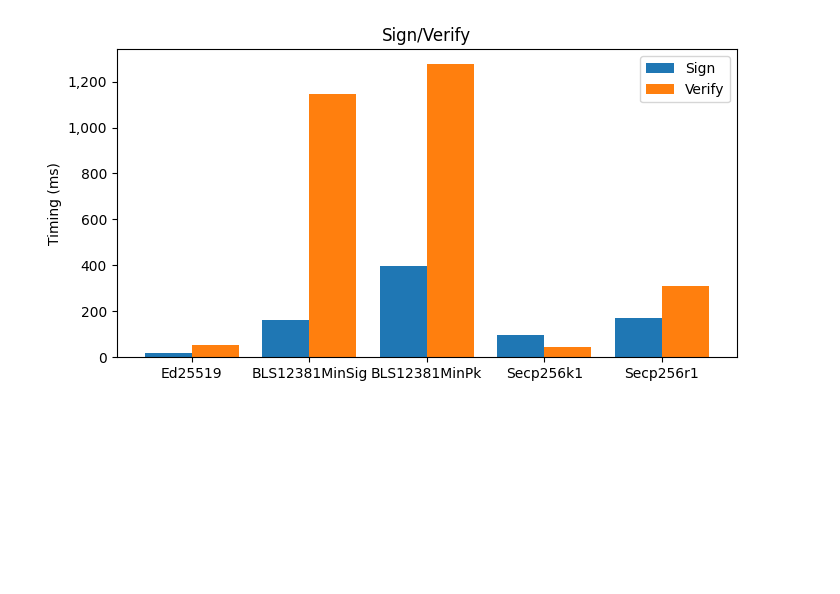
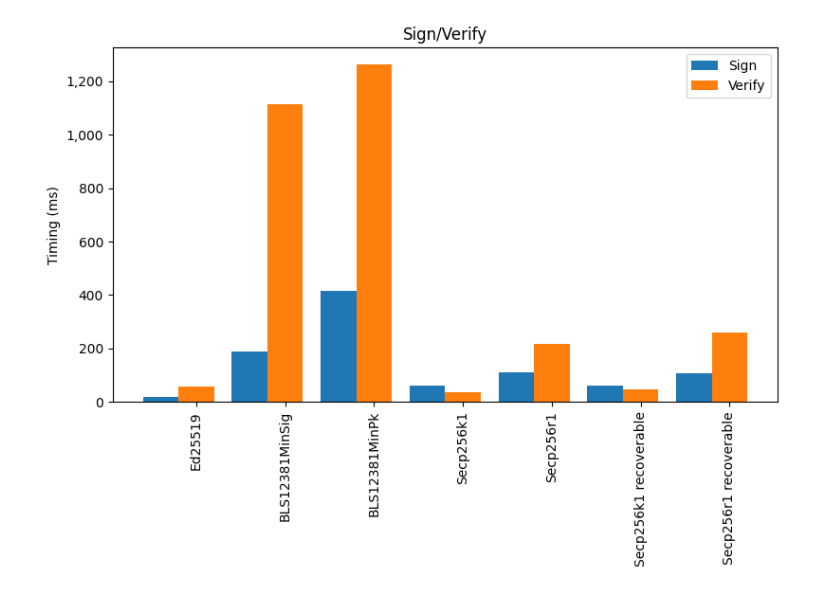
Before and after one commit to jonas-lj/fastcrypto-analyzer, a Jupyter notebook: notebook.ipynb, the cells around one changed output. Cells and saved outputs as stored; diff of their text form; code cells hidden in the pictures; blank space fills up the shorter version.

```diff
--- a/notebook.ipynb
+++ b/notebook.ipynb
@@ -6,7 +6,7 @@ from urllib.request import urlopen
 import numpy as np
 # %%
 # Load data
-file = urlopen("https://raw.githubusercontent.com/MystenLabs/fastcrypto/gh-pages/benchmarks/history/7dc17afca3f9bfcd2a0a712e8cc6da3ad745eb90.json")
+file = urlopen("https://raw.githubusercontent.com/MystenLabs/fastcrypto/gh-pages/benchmarks/history/a6e3e8bceed47c3b32de60e3cd13e63c44ab7577.json")
 
 # Structure data
 data = {}
@@ -31,6 +31,9 @@ for line in file:
     if group not in data:
         data[group] = {}
 
+    if len(description) < 2:
+        continue
+
     scheme = description[1]
     if scheme not in data[group]:
         data[group][scheme] = {}
@@ -89,28 +101,32 @@ ax.yaxis.set_major_formatter(matplotlib.ticker.StrMethodFormatter('{x:,.0f}'))
 # %%
 # Plot signing
 
-fig, ax = plt.subplots(figsize=(8, 4))
+fig, ax = plt.subplots(figsize=(8, 6))
 width = 0.4
 
 group = "Sign"
 d = data[group]
 
 schemes, y, lower_bound, upper_bound = get_series(group)
 x = np.arange(len(schemes)) - width / 2
 ax.bar(x, y, width, label = group)
 
 group = "Verify"
 d = data[group]
 schemes, y, lower_bound, upper_bound = get_series(group)
 x = np.arange(len(schemes)) + width / 2
 ax.bar(x, y, width, label = group)
 
 ax.set_title("Sign/Verify")
 ax.set_ylabel('Timing (ms)')
 ax.legend()
 ax.yaxis.set_major_formatter(matplotlib.ticker.StrMethodFormatter('{x:,.0f}'))
 ax.set_ylim(ymin=0)
 
-ax.set_xticks(x_axis, d.keys());
+ax.set_xticks(x, d.keys());
+plt.xticks(rotation=90)
+
+plt.tight_layout()
+plt.savefig("signatures-a6e3e8.svg")
 # %% [output]
-[figure, old version]
+[figure, new version]
```
Also changed, not shown: parts of 2 cells of this notebook.
